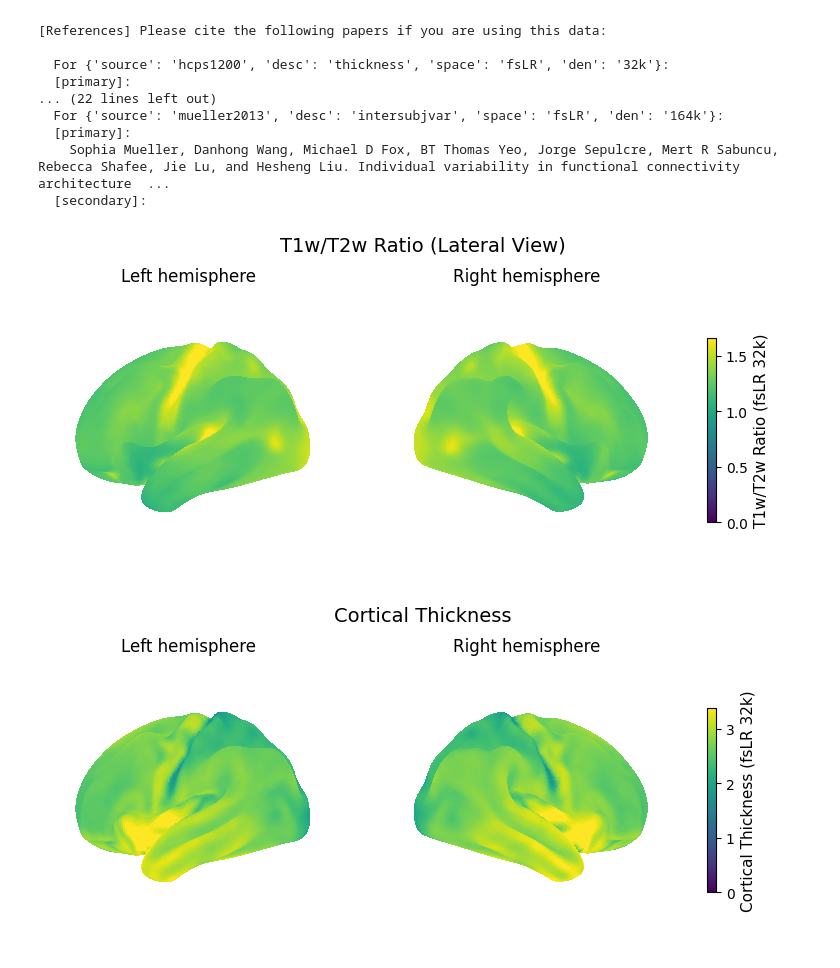
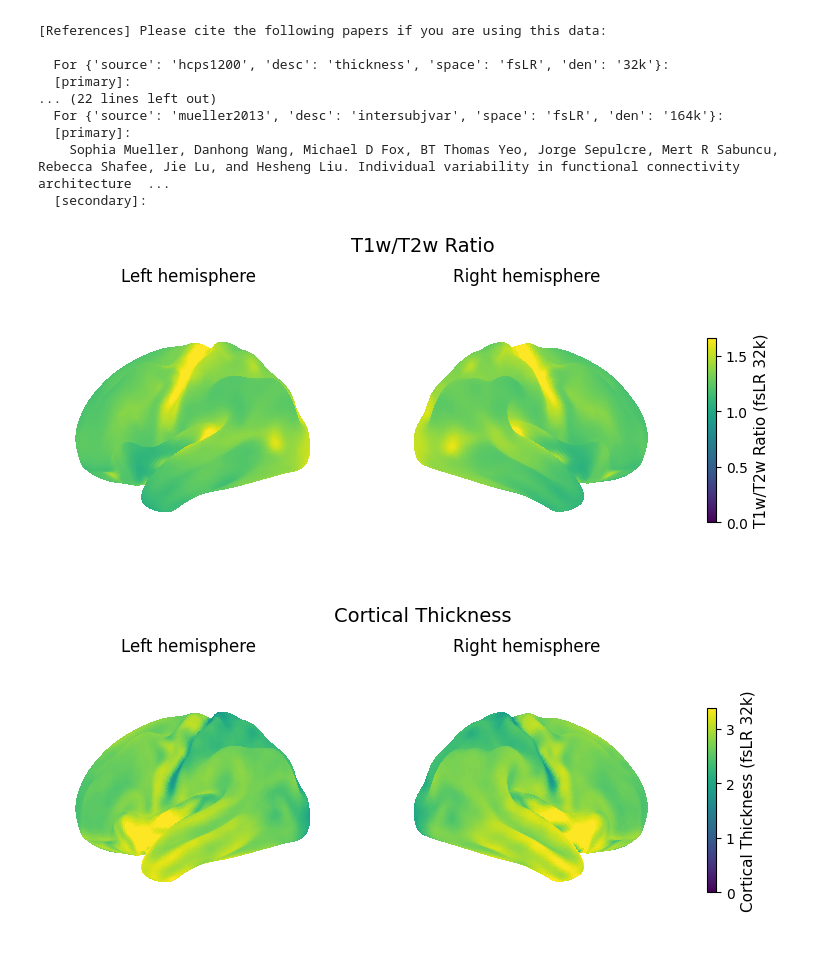
Before and after one commit to kesouder/dsc-neuroImages, a Jupyter notebook: project1.ipynb, the cells around one changed output. Saved outputs shown, nothing was run; the diff lists cells and outputs as text; code cells hidden in the pictures.

```diff
--- a/project1.ipynb
+++ b/project1.ipynb
@@ -314,35 +314,35 @@ plotting.plot_surf(
     vmin=vmin,
     vmax=vmax,
     colorbar=False,
     axes=ax1,
     title='Left hemisphere'
 )
 
 # right hemi
 ax2 = fig.add_subplot(1, 2, 2, projection='3d')
 plotting.plot_surf(
     surf_mesh=surf_r,
     surf_map=data_r,
     hemi='right',
     view='lateral',
     cmap='viridis',
     vmin=vmin,
     vmax=vmax,
     colorbar=False,
     axes=ax2,
     title='Right hemisphere'
 )
 
 # color bar
 sm = plt.cm.ScalarMappable(cmap='viridis')
 sm.set_clim(vmin, vmax)
 cbar = fig.colorbar(sm, ax=[ax1, ax2], shrink=0.6, location='right')
 cbar.set_label('T1w/T2w Ratio (fsLR 32k)', fontsize=11)
 
-plt.suptitle("T1w/T2w Ratio (Lateral View)", fontsize=14)
+plt.suptitle("T1w/T2w Ratio", fontsize=14)
 plt.show()
 # %% [output]
-[figure, old version]
+[figure, new version]
 # %%
 # plotting for cortical thickness
 # fig = plotting.plot_surf_template(
```
Also changed, not shown: parts of 20 cells of this notebook.
